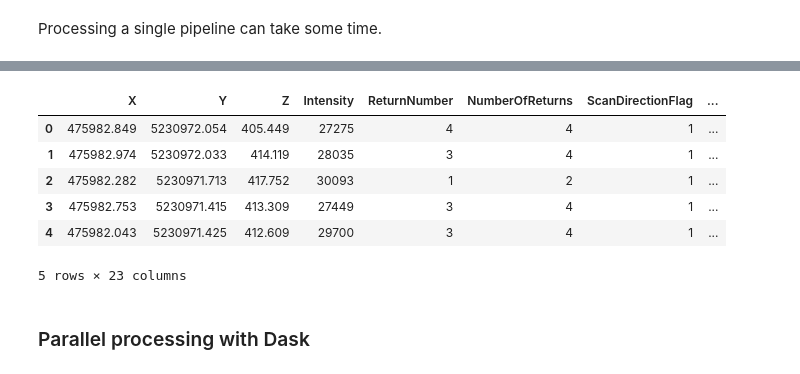
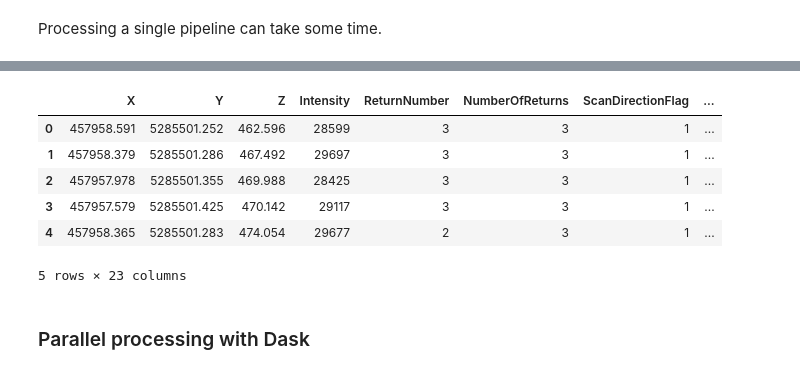
Before and after one commit to jameswesc/masters-thesis, a Jupyter notebook: notebooks/02_process_sites_lidar.ipynb, the cells around one changed output, grey strips where cells are left out. Drawn from its saved outputs; the diff is of its cells as text; code cells hidden in the pictures.

```diff
--- a/notebooks/02_process_sites_lidar.ipynb
+++ b/notebooks/02_process_sites_lidar.ipynb
@@ -86,5 +83,7 @@ We use some data from our previously created `sites.geojson` to create the pdal
 import geopandas as gpd
 
 sites_gdf = gpd.read_file("../data/outputs/sites/sites.geojson")
+sites_gdf = sites_gdf.set_index('id')
+
 sites_gdf.head()
 # %% [output]
@@ -106,15 +173,22 @@ lidar_output_dir = data_dir / "outputs" / "sites" / "lidar"
 lidar_output_dir.mkdir(parents=True, exist_ok=True)
 
 def create_pipeline_from_site(site_row):
-    site_id = site_row['id']
+    site_id = site_row.name
 
-    context = {
-        "input_path": str(lidar_source_dir / f"{site_id}.laz"),
-        "output_path": str(lidar_output_dir / f"{site_id}.copc.laz"),
-        "polygon_wkt": site_row.geometry.wkt
-    }
-    return replace_pipeline_variables(pipeline_template, context)
+    input_path = str(lidar_source_dir / f"{site_id}.laz")
+    output_path = str(lidar_output_dir / f"{site_id}.copc.laz")
+    polygon_wkt = site_row.geometry.wkt
+    manual_pre_norm_noise_expr = None
+    manual_post_norm_noise_expr = None
 
-pipelines = sites_gdf.apply(create_pipeline_from_site, axis=1).to_list()
-print(pipelines[0])
+    if site_id == 'ULM_325':
+        manual_pre_norm_noise_expr, manual_post_norm_noise_expr = get_ulm_325_expr()
+    elif site_id == 'ULM_147':
+        manual_pre_norm_noise_expr, manual_post_norm_noise_expr  = get_ulm_147_expr()
+
+    return pd.Series({ "pipeline": create_pipeline(input_path, output_path, polygon_wkt, manual_pre_norm_noise_expr, manual_post_norm_noise_expr ) })
+
+pipelines = sites_gdf.apply(create_pipeline_from_site, axis=1)
+
+pipelines
 # %% [output]
@@ -157,7 +248,10 @@ Processing a single pipeline can take some time.
 # %%
 %%time
 
-(count, pl) = process_pdal_pipeline(pipelines[0], return_data=True)
+p= pipelines.loc['ULM_147'].pipeline
+
+
+(count, pl) = process_pdal_pipeline(p, return_data=True)
 print(f"Processed {count} points.")
 
 points = pl.arrays[0]
@@ -170,9 +264,9 @@ Wall time: 18.4 s
 |  | X | Y | Z | Intensity | ReturnNumber | NumberOfReturns | ScanDirectionFlag | ... |
-| 0 | 475982.849 | 5230972.054 | 405.449 | 27275 | 4 | 4 | 1 | ... |
-| 1 | 475982.974 | 5230972.033 | 414.119 | 28035 | 3 | 4 | 1 | ... |
-| 2 | 475982.282 | 5230971.713 | 417.752 | 30093 | 1 | 2 | 1 | ... |
-| 3 | 475982.753 | 5230971.415 | 413.309 | 27449 | 3 | 4 | 1 | ... |
-| 4 | 475982.043 | 5230971.425 | 412.609 | 29700 | 3 | 4 | 1 | ... |
+| 0 | 457958.591 | 5285501.252 | 462.596 | 28599 | 3 | 3 | 1 | ... |
+| 1 | 457958.379 | 5285501.286 | 467.492 | 29697 | 3 | 3 | 1 | ... |
+| 2 | 457957.978 | 5285501.355 | 469.988 | 28425 | 3 | 3 | 1 | ... |
+| 3 | 457957.579 | 5285501.425 | 470.142 | 29117 | 3 | 3 | 1 | ... |
+| 4 | 457958.365 | 5285501.283 | 474.054 | 29677 | 2 | 3 | 1 | ... |
 5 rows × 23 columns
 # %% [markdown]
 ### Parallel processing with Dask
```
Also changed, not shown: parts of 12 cells of this notebook, 7 other files.
